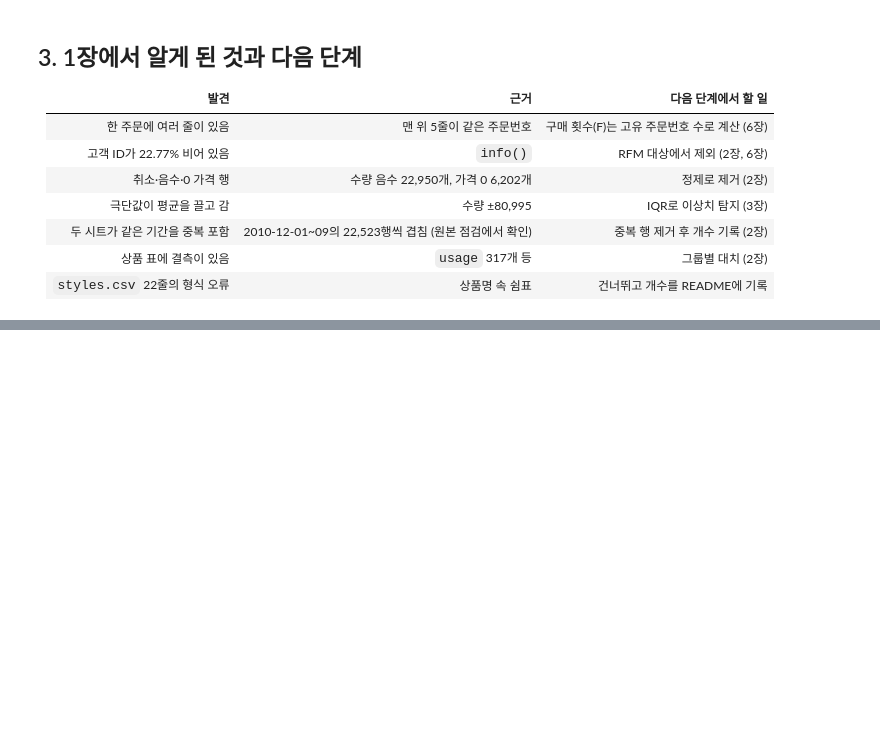
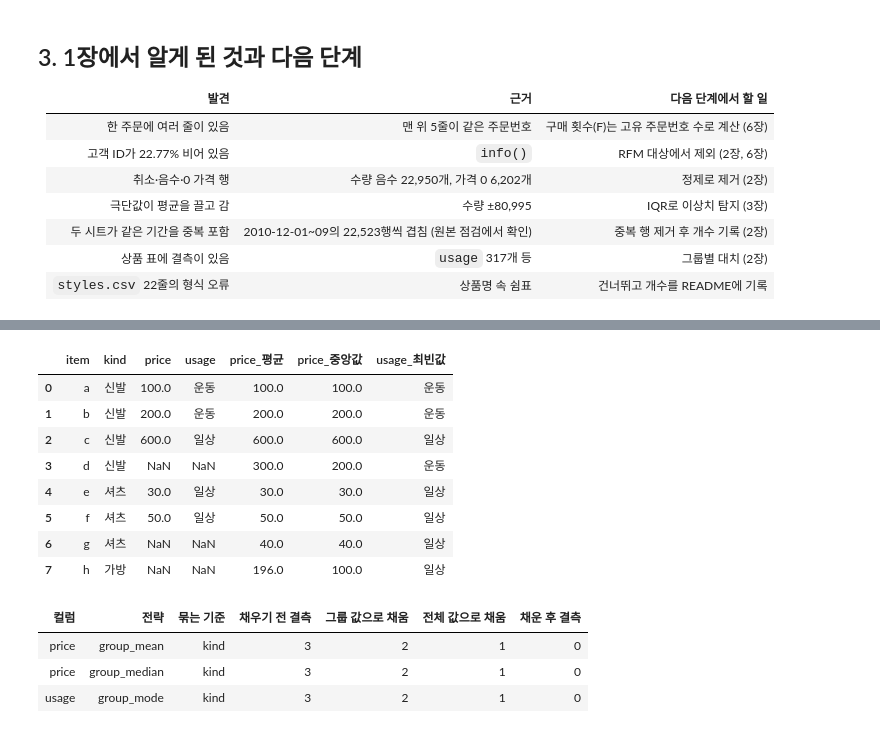
Before and after one commit to byungwoo2026/shopping-rfm-analysis_A1-1, a Jupyter notebook: notebooks/analysis_report.ipynb, the cells around one changed output, grey strips where cells are left out. Drawn from its saved outputs; the diff is of its cells as text; code cells hidden in the pictures; blank space fills up the shorter version.

```diff
--- a/notebooks/analysis_report.ipynb
+++ b/notebooks/analysis_report.ipynb
@@ -268,0 +423,10 @@ Name: count, dtype: int64
+# %%
+import numpy as np
+
+toy = pd.DataFrame({
+    "item":  list("abcdefgh"),
+    "kind":  ["신발", "신발", "신발", "신발", "셔츠", "셔츠", "셔츠", "가방"],   # 묶는 기준
+    "price": [100, 200, 600, np.nan, 30, 50, np.nan, np.nan],                  # 숫자 (빈칸 3개)
+    "usage": ["운동", "운동", "일상", np.nan, "일상", "일상", np.nan, np.nan],   # 글자 (빈칸 3개)
+})
+toy
@@ -268,0 +443,33 @@ Name: count, dtype: int64
+# %%
+# 예제라서 CSV 대신 표를 직접 넣고, 전략마다 새 도구를 만들어 같은 표(toy)에 적용
+demo_mean = DataAnalyzer("예제");   demo_mean.df = toy.copy()
+demo_median = DataAnalyzer("예제"); demo_median.df = toy.copy()
+demo_mode = DataAnalyzer("예제");   demo_mode.df = toy.copy()
+
+log_mean = demo_mean.handle_missing_values("group_mean", "kind", "price")        # 종류별 평균으로 가격 채우기
+log_median = demo_median.handle_missing_values("group_median", "kind", "price")  # 종류별 중앙값으로 가격 채우기
+log_mode = demo_mode.handle_missing_values("group_mode", "kind", "usage")        # 종류별 최빈값으로 용도 채우기
+
+toy.assign(
+    price_평균=demo_mean.df["price"],
+    price_중앙값=demo_median.df["price"],
+    usage_최빈값=demo_mode.df["usage"],
+)
+# %% [output]
+|  | item | kind | price | usage | price_평균 | price_중앙값 | usage_최빈값 |
+| 0 | a | 신발 | 100.0 | 운동 | 100.0 | 100.0 | 운동 |
+| 1 | b | 신발 | 200.0 | 운동 | 200.0 | 200.0 | 운동 |
+| 2 | c | 신발 | 600.0 | 일상 | 600.0 | 600.0 | 일상 |
+| 3 | d | 신발 | NaN | NaN | 300.0 | 200.0 | 운동 |
+| 4 | e | 셔츠 | 30.0 | 일상 | 30.0 | 30.0 | 일상 |
+| 5 | f | 셔츠 | 50.0 | 일상 | 50.0 | 50.0 | 일상 |
+| 6 | g | 셔츠 | NaN | NaN | 40.0 | 40.0 | 일상 |
+| 7 | h | 가방 | NaN | NaN | 196.0 | 100.0 | 일상 |
+# %%
+# 이번 대치가 몇 칸을 어떻게 채웠는지 (그룹 값 vs 전체 값)
+pd.concat([log_mean, log_median, log_mode]).style.hide(axis="index").set_uuid("toy_log")
+# %% [output]
+| 컬럼 | 전략 | 묶는 기준 | 채우기 전 결측 | 그룹 값으로 채움 | 전체 값으로 채움 | 채운 후 결측 |
+| price | group_mean | kind | 3 | 2 | 1 | 0 |
+| price | group_median | kind | 3 | 2 | 1 | 0 |
+| usage | group_mode | kind | 3 | 2 | 1 | 0 |
```
Also changed, not shown: parts of 25 cells of this notebook, 1 other file.
